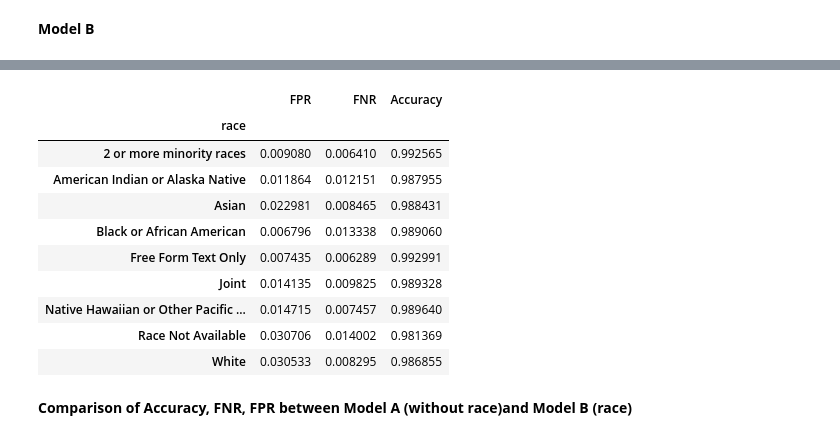
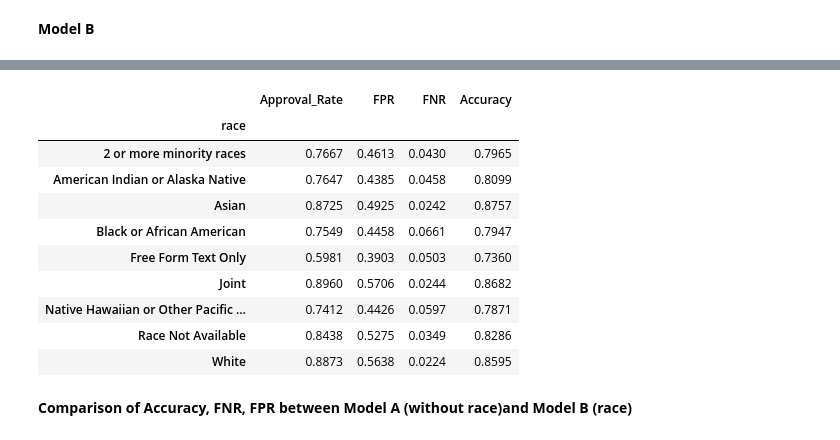
Before and after one commit to lionling427/RML-Capstone-project-, a Jupyter notebook: capstone1.ipynb, the cells around one changed output, grey strips where cells are left out. Cells and saved outputs as stored; diff of their text form; code cells hidden in the pictures.

```diff
--- a/capstone1.ipynb
+++ b/capstone1.ipynb
@@ -453,13 +467,16 @@ from sklearn.model_selection import train_test_split
 #features without race
 featuresA = [
     "income",
-    "loan_amount",
     "dti_group",
     "loan_term",
     "loan_type",
     "loan_purpose",
-    "rate_spread",
-    "interest_rate"
+    "applicant_credit_score_type",
+    "tract_minority_population_percent",
+    "combined_loan_to_value_ratio",
+    "property_value"
+
+
 ]
 #features with race
 featuresB= featuresA + ["derived_race"]
@@ -689,27 +805,35 @@ import pandas as pd
 # ---------- Predict ----------
 pred_B = model_B.predict(X_test_B)
 
-# ---------- Combine results ----------
+# Combine results
 result_B = X_test_B.copy()
-result_B["y_true"] = y_test
+result_B["y_true"] = y_test.values
 result_B["y_pred"] = pred_B
-result_B["race"] = df.loc[X_test_B.index, "derived_race"]
+result_B["race"] = df.loc[X_test_B.index, "derived_race"].astype("string")
 
 # ---------- Define metrics ----------
 def compute_metrics(group):
-    tn, fp, fn, tp = confusion_matrix(group["y_true"], group["y_pred"]).ravel()
+    tn, fp, fn, tp = confusion_matrix(
+        group["y_true"],
+        group["y_pred"],
+        labels=[0, 1]
+    ).ravel()
 
     fpr = fp / (fp + tn) if (fp + tn) > 0 else np.nan
     fnr = fn / (fn + tp) if (fn + tp) > 0 else np.nan
     acc = (tp + tn) / (tp + tn + fp + fn)
+    approval_rate = group["y_pred"].mean()
 
     return pd.Series({
+        "Count": len(group),
+        "Approval_Rate": approval_rate,
         "FPR": fpr,
         "FNR": fnr,
         "Accuracy": acc
     })
 
 # ---------- Group by race ----------
-fairness_B = result_B.groupby("race").apply(compute_metrics)
-fairness_B
+fairness_B = result_B.groupby("race", dropna=False).apply(compute_metrics)
+
+fairness_B.round(4)
 # %% [output]
@@ -938,50 +1044,52 @@ Pipeline(steps=[('preprocessor',
 from sklearn.metrics import confusion_matrix
 import numpy as np
 import pandas as pd
 
 # ---------- Predict ----------
 pred_B_gbt = model_B_gbt.predict(X_test_B)
 
-# ---------- Combine ----------
+# ---------- Combine results ----------
 result_B_gbt = X_test_B.copy()
-result_B_gbt["y_true"] = y_test
+result_B_gbt["y_true"] = y_test.values
 result_B_gbt["y_pred"] = pred_B_gbt
-result_B_gbt["race"] = df.loc[X_test_B.index, "derived_race"]
+result_B_gbt["race"] = df.loc[X_test_B.index, "derived_race"].astype("string")
 
-# ---------- Metrics function ----------
+# ---------- Define metrics ----------
 def compute_metrics(group):
     tn, fp, fn, tp = confusion_matrix(
         group["y_true"],
         group["y_pred"],
         labels=[0, 1]
     ).ravel()
 
     fpr = fp / (fp + tn) if (fp + tn) > 0 else np.nan
     fnr = fn / (fn + tp) if (fn + tp) > 0 else np.nan
     acc = (tp + tn) / (tp + tn + fp + fn)
+    approval_rate = group["y_pred"].mean()
 
     return pd.Series({
+        "Approval_Rate": approval_rate,
         "FPR": fpr,
         "FNR": fnr,
         "Accuracy": acc
     })
 
 # ---------- Group by race ----------
-fairness_B_gbt = result_B_gbt.groupby("race").apply(compute_metrics)
+fairness_B_gbt = result_B_gbt.groupby("race", dropna=False).apply(compute_metrics)
 
-fairness_B_gbt
+fairness_B_gbt.round(4)
 # %% [output]
-|  | FPR | FNR | Accuracy |
-| race |  |  |  |
-| 2 or more minority races | 0.009080 | 0.006410 | 0.992565 |
-| American Indian or Alaska Native | 0.011864 | 0.012151 | 0.987955 |
-| Asian | 0.022981 | 0.008465 | 0.988431 |
-| Black or African American | 0.006796 | 0.013338 | 0.989060 |
-| Free Form Text Only | 0.007435 | 0.006289 | 0.992991 |
-| Joint | 0.014135 | 0.009825 | 0.989328 |
-| Native Hawaiian or Other Pacific ... | 0.014715 | 0.007457 | 0.989640 |
-| Race Not Available | 0.030706 | 0.014002 | 0.981369 |
-| White | 0.030533 | 0.008295 | 0.986855 |
+|  | Approval_Rate | FPR | FNR | Accuracy |
+| race |  |  |  |  |
+| 2 or more minority races | 0.7667 | 0.4613 | 0.0430 | 0.7965 |
+| American Indian or Alaska Native | 0.7647 | 0.4385 | 0.0458 | 0.8099 |
+| Asian | 0.8725 | 0.4925 | 0.0242 | 0.8757 |
+| Black or African American | 0.7549 | 0.4458 | 0.0661 | 0.7947 |
+| Free Form Text Only | 0.5981 | 0.3903 | 0.0503 | 0.7360 |
+| Joint | 0.8960 | 0.5706 | 0.0244 | 0.8682 |
+| Native Hawaiian or Other Pacific ... | 0.7412 | 0.4426 | 0.0597 | 0.7871 |
+| Race Not Available | 0.8438 | 0.5275 | 0.0349 | 0.8286 |
+| White | 0.8873 | 0.5638 | 0.0224 | 0.8595 |
 # %% [markdown]
 **Comparison of Accuracy, FNR, FPR between Model A (without race)and Model B (race)**
 # %%
```
Also changed, not shown: parts of 29 cells of this notebook, 1 other file.
